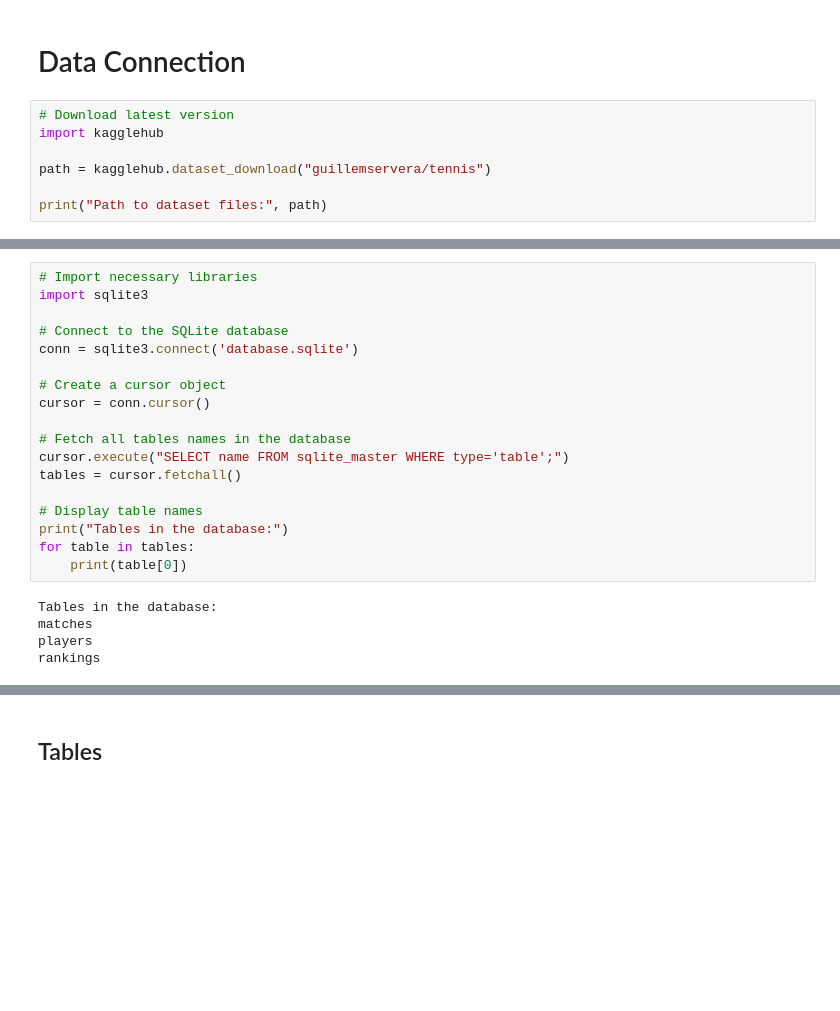
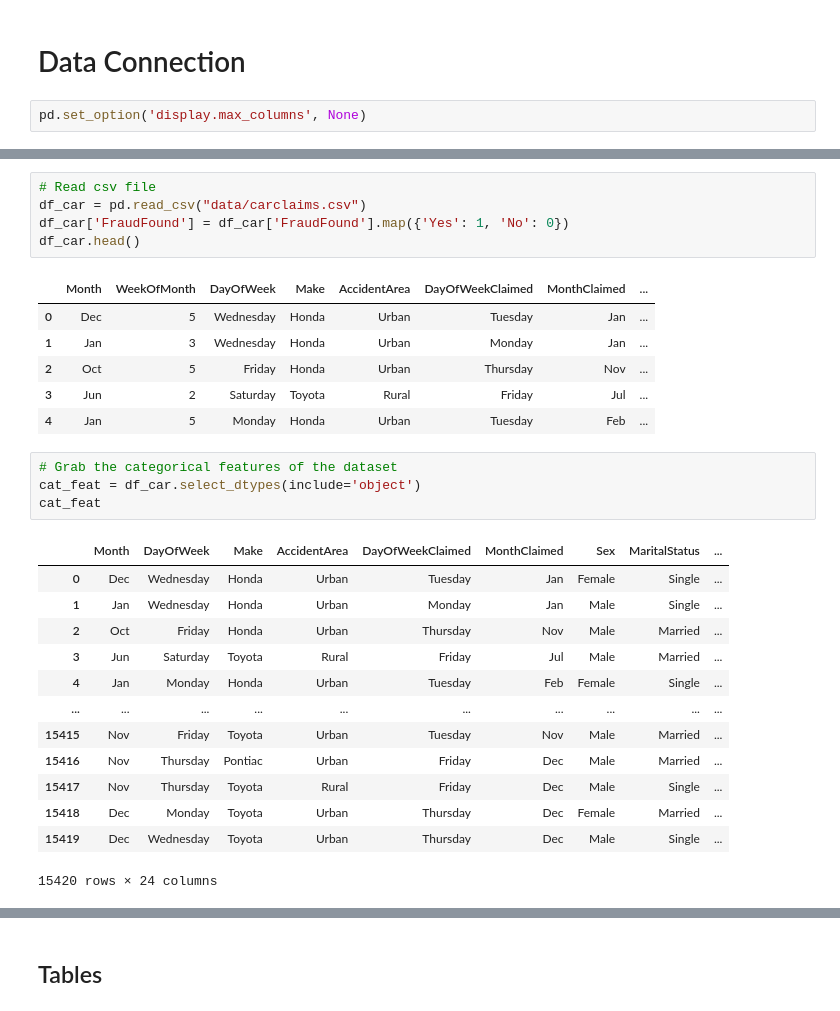
Before and after one commit to jtvon/2025-spring-B2, a Jupyter notebook: OMDS-ModB2-Week04-vonSeggern-John.ipynb, the cells around one changed output, grey strips where cells are left out. Drawn from its saved outputs; the diff is of its cells as text; blank space fills up the shorter version.

Commit message:
Week07 HW

```diff
--- a/OMDS-ModB2-Week04-vonSeggern-John.ipynb
+++ b/OMDS-ModB2-Week04-vonSeggern-John.ipynb
@@ -36,9 +36,4 @@ df.plot.box()
 # %% [markdown]
 # Data Connection
 # %%
-# Download latest version
-import kagglehub
-
-path = kagglehub.dataset_download("guillemservera/tennis")
-
-print("Path to dataset files:", path)
+pd.set_option('display.max_columns', None)
@@ -48,23 +40,30 @@ Path to dataset files: C:\Users\JT von Seggern\.cache\kagglehub\datasets\guillem
 # %%
-# Import necessary libraries
-import sqlite3
-
-# Connect to the SQLite database
-conn = sqlite3.connect('database.sqlite')
-
-# Create a cursor object
-cursor = conn.cursor()
-
-# Fetch all tables names in the database
-cursor.execute("SELECT name FROM sqlite_master WHERE type='table';")
-tables = cursor.fetchall()
-
-# Display table names
-print("Tables in the database:")
-for table in tables:
-    print(table[0])
+# Read csv file
+df_car = pd.read_csv("data/carclaims.csv")
+df_car['FraudFound'] = df_car['FraudFound'].map({'Yes': 1, 'No': 0})
+df_car.head()
 # %% [output]
-Tables in the database:
-matches
-players
-rankings
+|  | Month | WeekOfMonth | DayOfWeek | Make | AccidentArea | DayOfWeekClaimed | MonthClaimed | ... |
+| 0 | Dec | 5 | Wednesday | Honda | Urban | Tuesday | Jan | ... |
+| 1 | Jan | 3 | Wednesday | Honda | Urban | Monday | Jan | ... |
+| 2 | Oct | 5 | Friday | Honda | Urban | Thursday | Nov | ... |
+| 3 | Jun | 2 | Saturday | Toyota | Rural | Friday | Jul | ... |
+| 4 | Jan | 5 | Monday | Honda | Urban | Tuesday | Feb | ... |
+# %%
+# Grab the categorical features of the dataset
+cat_feat = df_car.select_dtypes(include='object')
+cat_feat
+# %% [output]
+|  | Month | DayOfWeek | Make | AccidentArea | DayOfWeekClaimed | MonthClaimed | Sex | MaritalStatus | ... |
+| 0 | Dec | Wednesday | Honda | Urban | Tuesday | Jan | Female | Single | ... |
+| 1 | Jan | Wednesday | Honda | Urban | Monday | Jan | Male | Single | ... |
+| 2 | Oct | Friday | Honda | Urban | Thursday | Nov | Male | Married | ... |
+| 3 | Jun | Saturday | Toyota | Rural | Friday | Jul | Male | Married | ... |
+| 4 | Jan | Monday | Honda | Urban | Tuesday | Feb | Female | Single | ... |
+| ... | ... | ... | ... | ... | ... | ... | ... | ... | ... |
+| 15415 | Nov | Friday | Toyota | Urban | Tuesday | Nov | Male | Married | ... |
+| 15416 | Nov | Thursday | Pontiac | Urban | Friday | Dec | Male | Married | ... |
+| 15417 | Nov | Thursday | Toyota | Rural | Friday | Dec | Male | Single | ... |
+| 15418 | Dec | Monday | Toyota | Urban | Thursday | Dec | Female | Married | ... |
+| 15419 | Dec | Wednesday | Toyota | Urban | Thursday | Dec | Male | Single | ... |
+15420 rows × 24 columns
```
Also changed, not shown: parts of 9 cells of this notebook, 3 other files.
